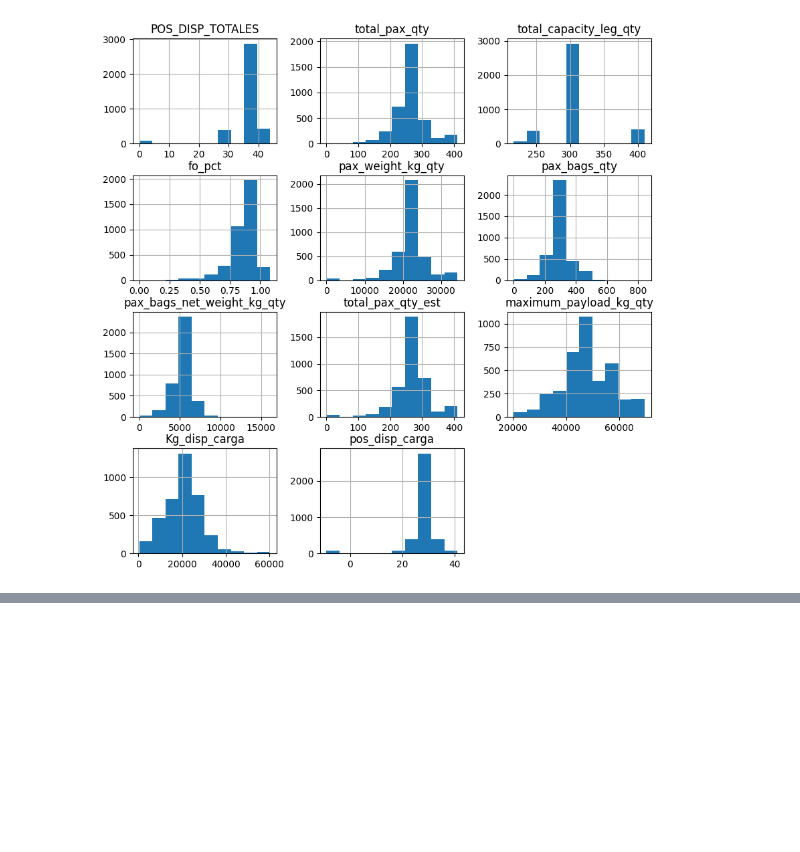
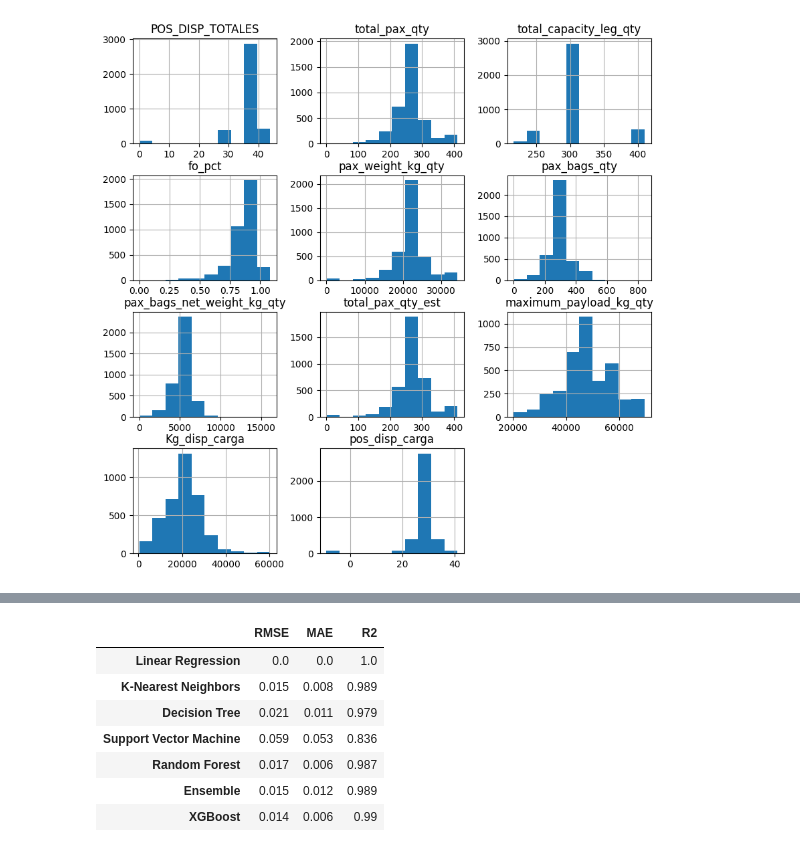
Before and after one commit to Felipepa9/MADSI, a Jupyter notebook: ENTREGA_3_||_CIENCIA_DE_DATOS.ipynb, the cells around one changed output, grey strips where cells are left out. Cells and saved outputs as stored; diff of their text form; code cells hidden in the pictures; blank space fills up the shorter version.

```diff
--- a/ENTREGA_3_||_CIENCIA_DE_DATOS.ipynb
+++ b/ENTREGA_3_||_CIENCIA_DE_DATOS.ipynb
@@ -187,0 +240,7 @@ data_clean_pos_carga = data
+# %%
+lr = LinearRegression()
+knn = KNeighborsRegressor()
+dt = DecisionTreeRegressor()
+svm = SVR()
+rf = RandomForestRegressor()
+xgbreg = XGBRegressor()
@@ -187,0 +262,33 @@ data_clean_pos_carga = data
+# %%
+from sklearn.metrics import mean_absolute_error, r2_score, root_mean_squared_error
+
+modelos = [lr, knn, dt, svm, rf, vr, xgbreg]
+nombres_modelos = ['Linear Regression', 'K-Nearest Neighbors', 'Decision Tree', 'Support Vector Machine', 'Random Forest', 'Ensemble', 'XGBoost']
+
+metricas_modelos= pd.DataFrame(columns=['RMSE', 'MAE', 'R2'], index=nombres_modelos)
+
+for model, name in zip(modelos, nombres_modelos):
+    predictions = model.predict(X_test)
+    # Aplicar la transformación inversa a las predicciones para observar las metricas en la escala original
+    # esto es necesario ya que se normalizó la variable objetivo
+    predictions = scaler.inverse_transform(predictions.reshape(-1, 1))
+    real_values = scaler.inverse_transform(y_test.values.reshape(-1, 1))
+    rmse = root_mean_squared_error(real_values, predictions)
+    mae = mean_absolute_error(real_values, predictions)
+    r2 = r2_score(real_values, predictions)
+    rmse = round(rmse, 3)
+    mae = round(mae, 3)
+    r2 = round(r2, 3)
+    metricas_modelos.loc[name, :] = [rmse, mae, r2]
+
+
+metricas_modelos
+# %% [output]
+|  | RMSE | MAE | R2 |
+| Linear Regression | 0.0 | 0.0 | 1.0 |
+| K-Nearest Neighbors | 0.015 | 0.008 | 0.989 |
+| Decision Tree | 0.021 | 0.011 | 0.979 |
+| Support Vector Machine | 0.059 | 0.053 | 0.836 |
+| Random Forest | 0.017 | 0.006 | 0.987 |
+| Ensemble | 0.015 | 0.012 | 0.989 |
+| XGBoost | 0.014 | 0.006 | 0.99 |
```
Also changed, not shown: parts of 5 cells of this notebook.
